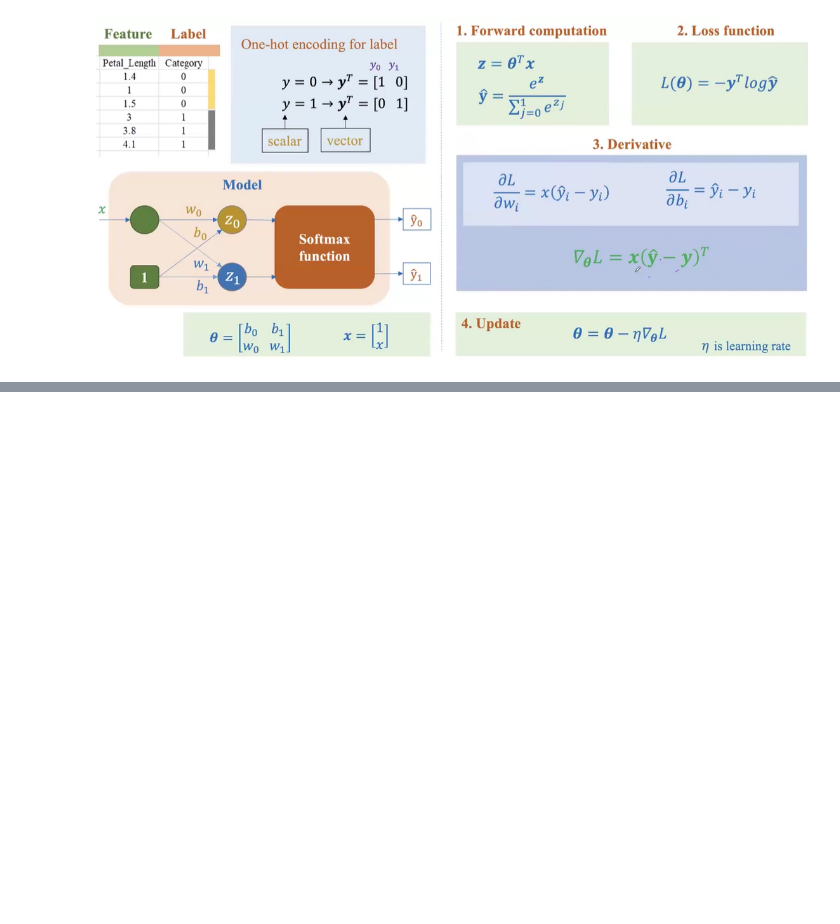
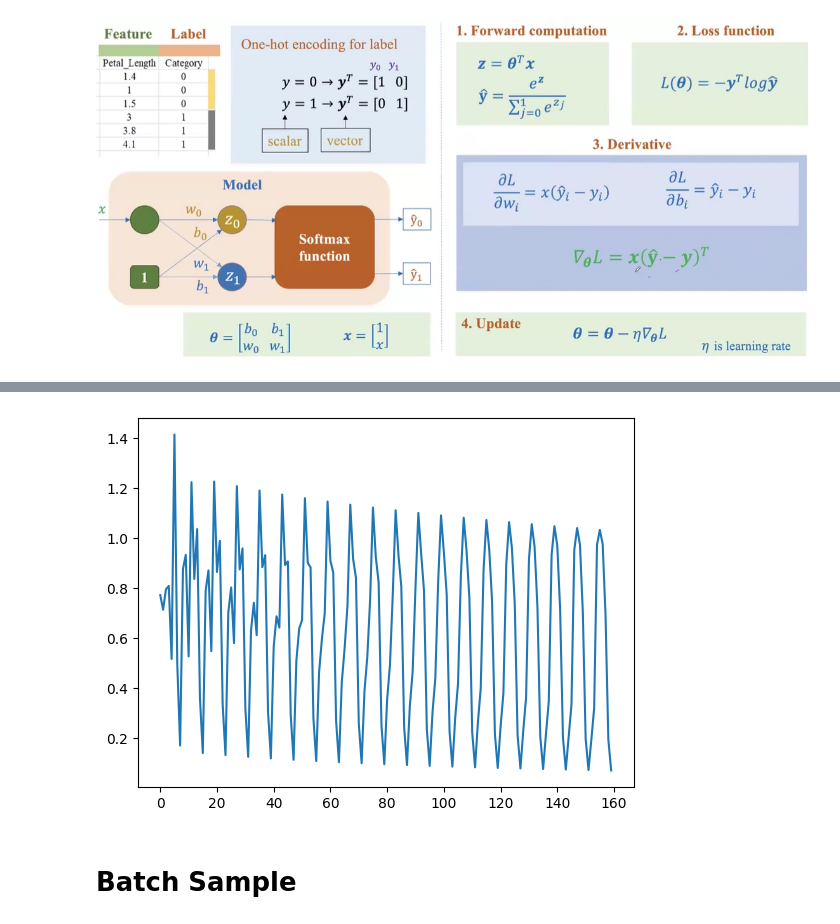
Before and after one commit to THIEN31103/Softmax_Regression, a Jupyter notebook: Src/main.ipynb, the cells around one changed output, grey strips where cells are left out. Drawn from its saved outputs; the diff is of its cells as text; code cells hidden in the pictures; blank space fills up the shorter version.

```diff
--- a/Src/main.ipynb
+++ b/Src/main.ipynb
@@ -16,0 +73,4 @@
+# %%
+x = X[0].reshape((2,1))
+y = y_one_hot[0].reshape((2,1))
+x, y
@@ -16,0 +103,3 @@
+# %%
+theta = np.array([[0.1, 0.2],[0.3, 0.4]])
+theta
@@ -16,0 +109,25 @@
+# %%
+lr = 0.1
+num_epoch = 20
+N = X.shape[0]
+# %%
+losses = []
+for epoch in range(num_epoch):
+    for i in range(N):
+        xi = X[i]
+        yi = y_one_hot[i]
+        xi = xi.reshape(2,1)
+        yi = yi.reshape(2,1)
+
+        #predict
+        y_hat = predict(xi, theta)
+
+        #compute loss
+        loss = loss_function(y_hat, yi)
+        losses.append(loss[0])
+
+        #compute gradient
+        gradient = compute_gradient(xi, y_hat, yi)
+
+        #update weights
+        theta = update_weights(gradient, theta, lr)
@@ -16,0 +154,7 @@
+# %%
+plt.plot(losses)
+plt.show()
+# %% [output]
+[figure, added]
+# %% [markdown]
+# Batch Sample
```
Also changed, not shown: parts of 18 cells of this notebook.
